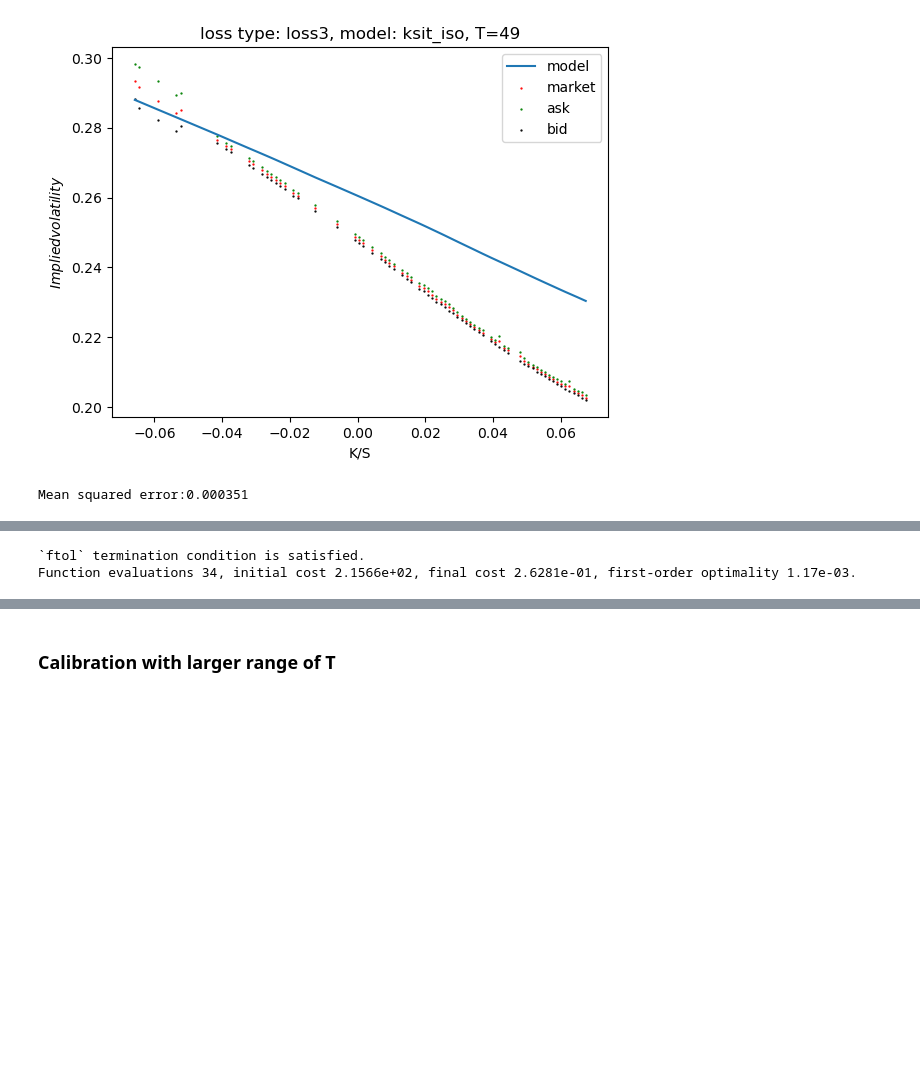
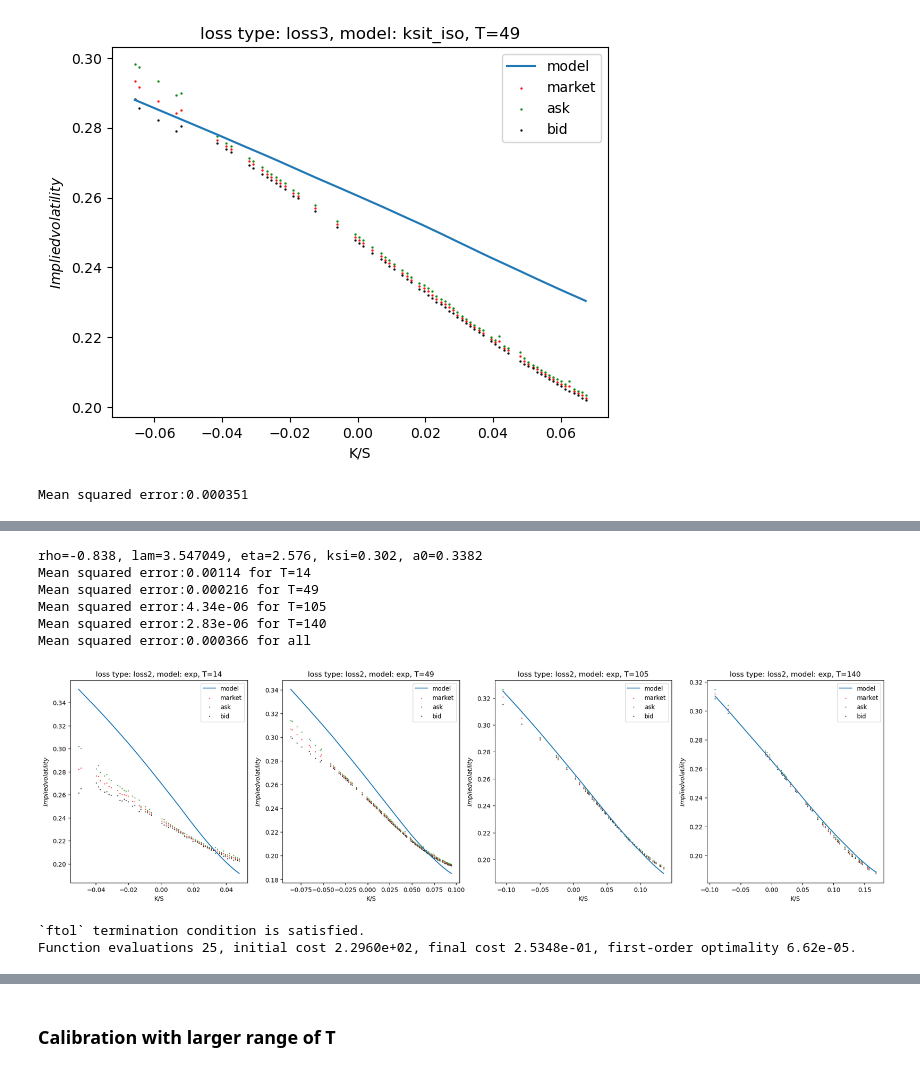
Before and after one commit to GearlessJohn/deep-pricing, a Jupyter notebook: src/simulation_Xt_V1.ipynb, the cells around one changed output, grey strips where cells are left out. Drawn from its saved outputs; the diff is of its cells as text; code cells hidden in the pictures; blank space fills up the shorter version.

```diff
--- a/src/simulation_Xt_V1.ipynb
+++ b/src/simulation_Xt_V1.ipynb
@@ -523,13 +570,22 @@ def loss_2(x, K, y, S0, T, kernel: str):
         ST = sample_S_frac(T=T, rho=x[0], H=x[1], c=x[2], ksi=x[3], a0=x[4])[:,:,-1]
 
     if kernel=='exp':
-        ST = sample_S_exp(T=T, rho=x[0], lam=x[1], eta=x[2], ksi=x[3], a0=x[4])[:,:,-1]
+        ST = sample_S_exp( T=T, rho=x[0], lam=x[1], eta=x[2], ksi=x[3], a0=x[4])[:,:,-1]
 
     if kernel=="iso":
-        ST = sample_S_exp_iso(T=T, rho=x[0], v=x[1], epsilon=x[2], H=x[3], ksi=x[4], a0=x[5])[:,:,-1]
+        ST = sample_S_iso(T=T, rho=x[0], v=x[1], epsilon=x[2], H=x[3], ksi=x[4], a0=x[5])[:,:,-1]
 
     if kernel=="exp1":
         ST = sample_S_exp(T=T, rho=x[0], lam=x[1], eta=x[2], ksi=x[3], b=x[4], sig="exp")[:,:,-1]
+
+    if kernel=='ksit':
+        ST = sample_S_exp(T=T, rho=x[0], lam=x[1], eta=x[2], alpha0=x[3], alpha1=x[4], beta=x[5], a0=x[6], sig="ksit")[:,:,-1]
+
+    if kernel=='ksit_frac':
+        ST = sample_S_frac(T=T, rho=x[0], H=x[1], c=x[2], alpha0=x[3], alpha1=x[4], beta=x[5], a0=x[6], sig="ksit")[:,:,-1]
+
+    if kernel=='ksit_iso':
+        ST = sample_S_iso(T=T, rho=x[0], v=x[1], epsilon=x[2], H=x[3], alpha0=x[4], alpha1=x[5], beta=x[6], a0=x[7], sig="ksit")[:,:,-1]
 
     T_unique = np.unique(Ts)
     return np.array([np.mean(np.maximum(S0[i]*ST[T_unique.tolist().index(T[i])]-K[i], 0))-y[i] for i in range(len(y))]) * np.exp(-0.5*T)
@@ -984,0 +1025,2 @@ Total points: 154
+# %%
+filter_T, S0s, Ks, Ts, call_markets, call_ask, call_bid, vol_markets, vol_ask, vol_bid, vega = dataset()
@@ -985,5 +1105,5 @@ Total points: 154
 # %%
 res = calibration(Ks=Ks, y=call_markets, S0=S0s, T=Ts, loss=loss_2, kernel="exp")
-params1 = res.x
+params_exp_close_loss2 = res.x
 # %% [output]
 `ftol` termination condition is satisfied.
@@ -1035,6 +1111,16 @@ Mean squared error:9.79e-06
+# %%
+show_vol(params=params_exp_close_loss2, loss_type=2, kernel="exp")
+# %% [output]
+rho=-0.838, lam=3.547049, eta=2.576, ksi=0.302, a0=0.3382
+Mean squared error:0.00114 for T=14
+Mean squared error:0.000216 for T=49
+Mean squared error:4.34e-06 for T=105
+Mean squared error:2.83e-06 for T=140
+Mean squared error:0.000366 for all
+[figure, added]
 # %%
 res = calibration(Ks=Ks, y=call_markets, S0=S0s, T=Ts, loss=loss_3, kernel="exp")
-params = res.x
+params_exp_close_loss3 = res.x
 # %% [output]
 `ftol` termination condition is satisfied.
-Function evaluations 34, initial cost 2.1566e+02, final cost 2.6281e-01, first-order optimality 1.17e-03.
+Function evaluations 25, initial cost 2.2960e+02, final cost 2.5348e-01, first-order optimality 6.62e-05.
```
Also changed, not shown: parts of 65 cells of this notebook.
